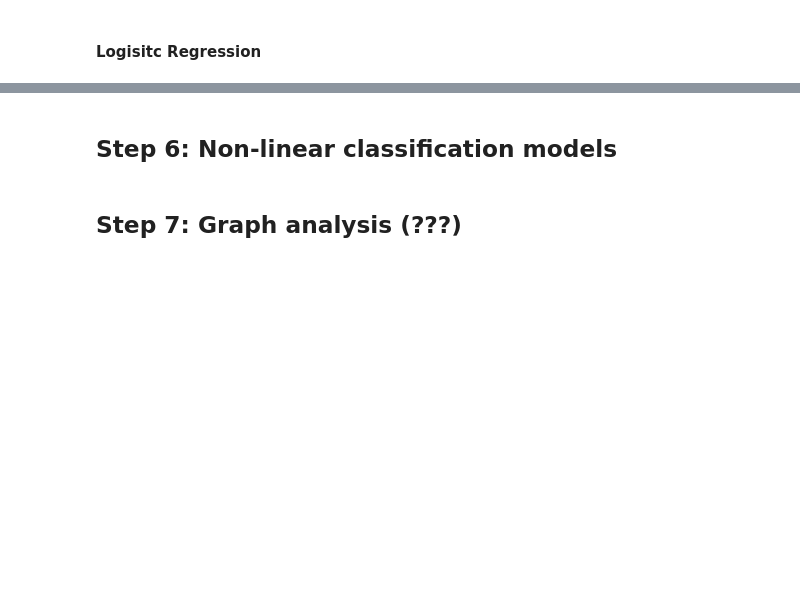
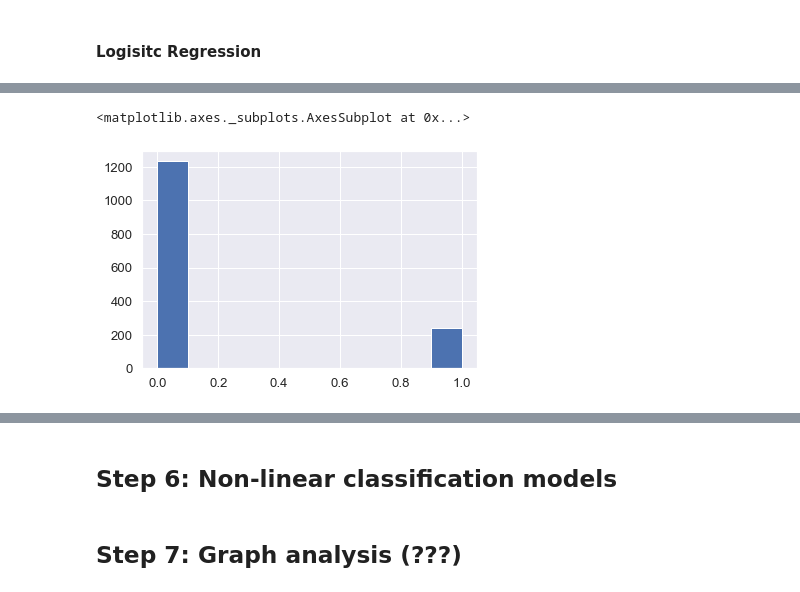
Before and after one commit to nicholaslesh/IBM-People-Analytics-Group-Project, a Jupyter notebook: people_analytics_master_script.ipynb, the cells around one changed output, grey strips where cells are left out. Cells and saved outputs as stored; diff of their text form; code cells hidden in the pictures; blank space fills up the shorter version.

```diff
--- a/people_analytics_master_script.ipynb
+++ b/people_analytics_master_script.ipynb
@@ -225,0 +292,5 @@ X_test_lr = X_test[feature_cols] # Features
+# %%
+df.Attrition.hist()
+# %% [output]
+<matplotlib.axes._subplots.AxesSubplot at 0x...>
+[figure, added]
```
Also changed, not shown: parts of 17 cells of this notebook.
